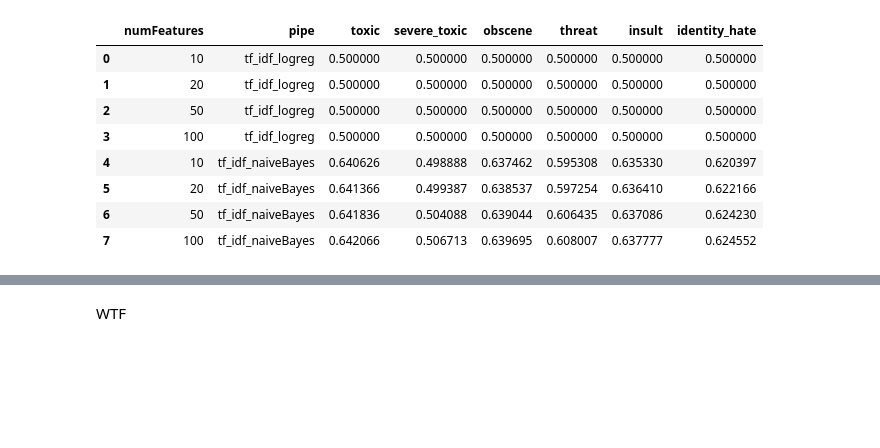
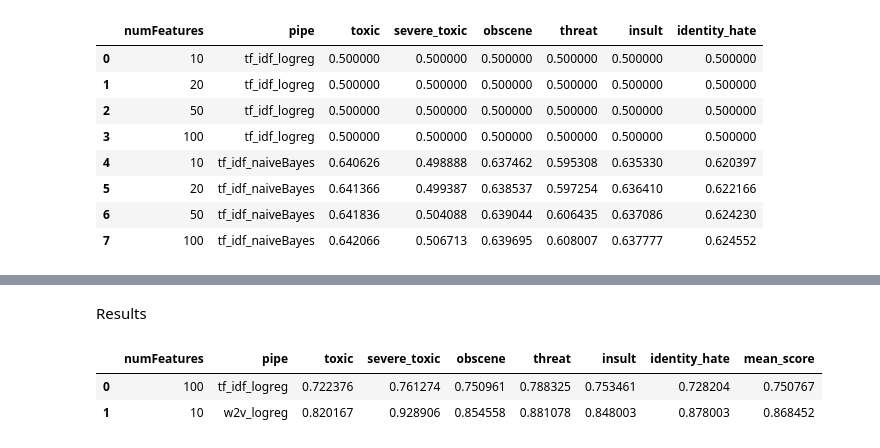
Before and after one commit to ZibyLC/MADE_2022_bigdata_hw5, a Jupyter notebook: hw5.ipynb, the cells around one changed output, grey strips where cells are left out. Saved outputs shown, nothing was run; the diff lists cells and outputs as text; code cells hidden in the pictures; blank space fills up the shorter version.

```diff
--- a/hw5.ipynb
+++ b/hw5.ipynb
@@ -132,2 +142,2 @@ Py4JJavaError: ignored
-# %% [markdown]
-WTF
+# %% [markdown]
+Results
@@ -133,0 +150,6 @@ WTF
+# %%
+df
+# %% [output]
+|  | numFeatures | pipe | toxic | severe_toxic | obscene | threat | insult | identity_hate | mean_score |
+| 0 | 100 | tf_idf_logreg | 0.722376 | 0.761274 | 0.750961 | 0.788325 | 0.753461 | 0.728204 | 0.750767 |
+| 1 | 10 | w2v_logreg | 0.820167 | 0.928906 | 0.854558 | 0.881078 | 0.848003 | 0.878003 | 0.868452 |
```
Also changed, not shown: parts of 6 cells of this notebook.
